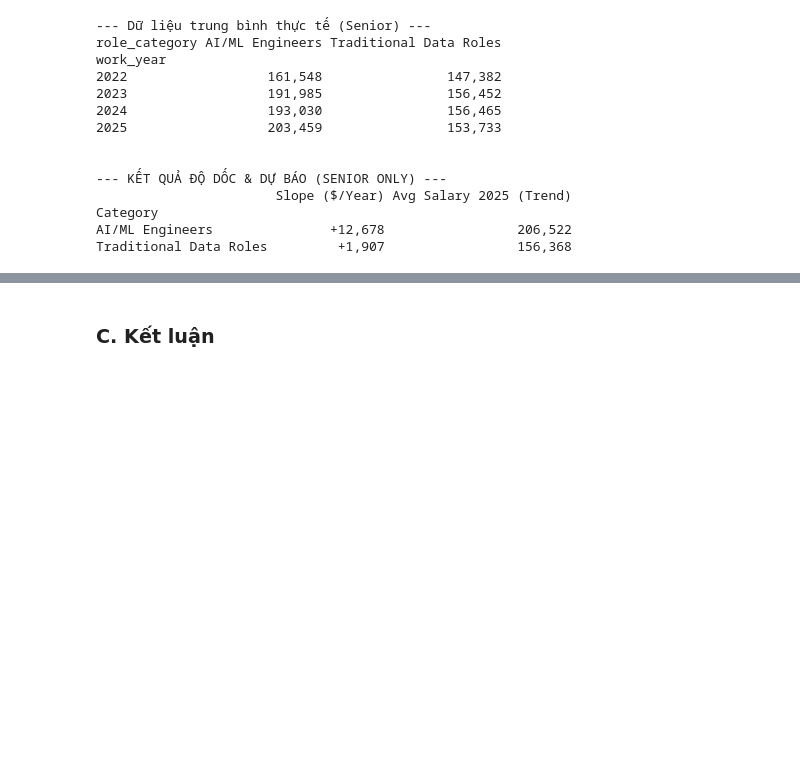
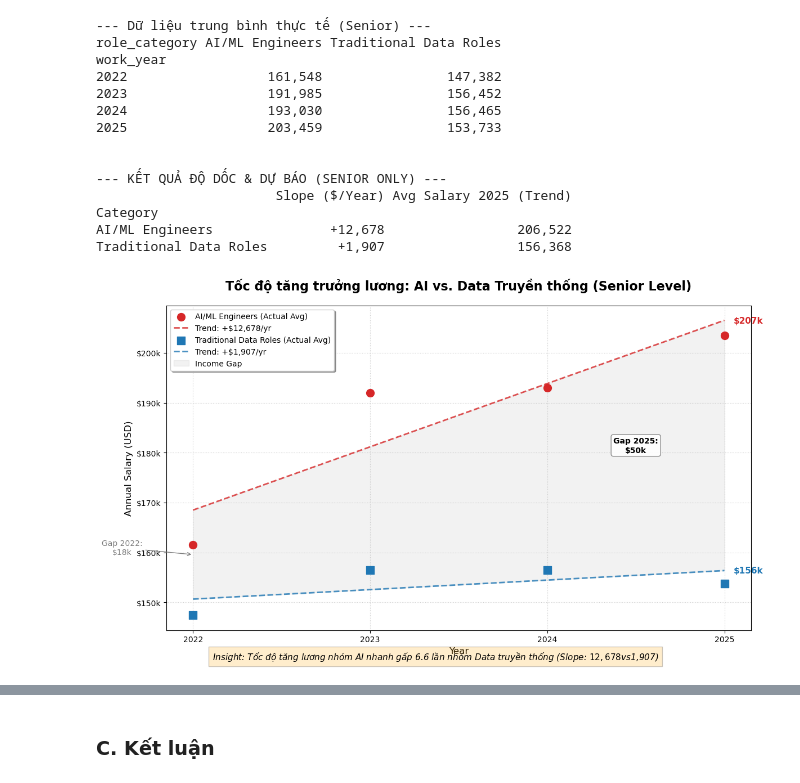
Before and after one commit to ndthanh308/Programming-for-DS, a Jupyter notebook: notebooks/03Dinh_data_ques.ipynb, the cells around one changed output, grey strips where cells are left out. Cells and saved outputs as stored; diff of their text form; code cells hidden in the pictures; blank space fills up the shorter version.

```diff
--- a/notebooks/03Dinh_data_ques.ipynb
+++ b/notebooks/03Dinh_data_ques.ipynb
@@ -835,5 +793,100 @@ work_year
 Category
 AI/ML Engineers               +12,678                 206,522
 Traditional Data Roles         +1,907                 156,368
+# %%
+# Cấu hình kích thước và style
+plt.figure(figsize=(12, 7))
+ax = plt.gca()
+
+# Định nghĩa màu sắc chủ đạo
+colors = {
+    'AI/ML Engineers': '#d62728',       # Đỏ
+    'Traditional Data Roles': '#1f77b4' # Xanh
+}
+markers = {'AI/ML Engineers': 'o', 'Traditional Data Roles': 's'}
+
+# Lưu trữ thông tin trendline để vẽ vùng Gap sau này
+trend_lines = {}
+
+# --- VÒNG LẶP VẼ BIỂU ĐỒ ---
+for role in agg_data['role_category'].unique():
+    # Lọc dữ liệu
+    role_data = agg_data[agg_data['role_category'] == role]
+    x = role_data['work_year']
+    y = role_data['salary_in_usd']
+
+    # 1. Vẽ điểm dữ liệu thực tế (Scatter)
+    ax.scatter(x, y, color=colors[role], marker=markers[role], s=100, zorder=5,
+               label=f"{role} (Actual Avg)")
+
+    # 2. Tính toán và vẽ đường xu hướng (Trendline)
+    if len(role_data) > 1:
+        slope, intercept = np.polyfit(x, y, 1)
+
+        # Tạo điểm đầu (2022) và cuối (2025) cho đường thẳng
+        x_trend = np.array([2022, 2025])
+        y_trend = slope * x_trend + intercept
+
+        # Lưu lại để tô màu vùng Gap
+        trend_lines[role] = y_trend
+
+        # Vẽ đường nét đứt
+        label_text = f"Trend: +${slope:,.0f}/yr"
+        ax.plot(x_trend, y_trend, color=colors[role], linestyle='--', linewidth=2, alpha=0.8,
+                label=label_text)
+
+        # Ghi chú giá trị dự báo năm 2025 ở cuối đường
+        ax.text(2025.05, y_trend[1], f"${y_trend[1]/1000:.0f}k",
+                color=colors[role], va='center', fontweight='bold', fontsize=11)
+
+# --- TÔ MÀU VÙNG CHÊNH LỆCH (THE WIDENING GAP) ---
+if len(trend_lines) == 2:
+    y1 = trend_lines['AI/ML Engineers']
+    y2 = trend_lines['Traditional Data Roles']
+
+    # Tô màu giữa 2 đường trendline
+    ax.fill_between([2022, 2025], y1, y2, color='gray', alpha=0.1, label='Income Gap')
+
+    # Tính toán Gap tại 2022 và 2025
+    gap_2022 = y1[0] - y2[0]
+    gap_2025 = y1[1] - y2[1]
+
+    # Ghi chú độ lớn của Gap vào biểu đồ
+    ax.annotate(f'Gap 2022:\n${gap_2022/1000:.0f}k', xy=(2022, (y1[0]+y2[0])/2),
+                xytext=(2021.6, (y1[0]+y2[0])/2),
+                arrowprops=dict(arrowstyle="->", color='gray'), ha='center', color='gray')
+
+    ax.annotate(f'Gap 2025:\n${gap_2025/1000:.0f}k', xy=(2025, (y1[1]+y2[1])/2),
+                xytext=(2024.5, (y1[1]+y2[1])/2),
+                ha='center', va='center', color='black', fontweight='bold',
+                bbox=dict(boxstyle="round,pad=0.3", fc="white", ec="gray", alpha=0.9))
+
+# --- TRANG TRÍ ---
+ax.set_title('Tốc độ tăng trưởng lương: AI vs. Data Truyền thống (Senior Level)', fontsize=16, fontweight='bold', pad=20)
+ax.set_ylabel('Annual Salary (USD)', fontsize=12)
+ax.set_xlabel('Year', fontsize=12)
+ax.set_xticks([2022, 2023, 2024, 2025])
+
+# Format trục Y thành tiền tệ ($150k)
+formatter = ticker.FuncFormatter(lambda x, pos: f'${x/1000:,.0f}k')
+ax.yaxis.set_major_formatter(formatter)
+
+# Legend & Grid
+ax.legend(loc='upper left', frameon=True, shadow=True)
+ax.grid(True, linestyle=':', alpha=0.6)
+
+# Thêm chú thích Insight
+ai_slope = df_results.loc[df_results['Category'] == 'AI/ML Engineers', 'Slope ($/Year)'].values[0]
+trad_slope = df_results.loc[df_results['Category'] == 'Traditional Data Roles', 'Slope ($/Year)'].values[0]
+
+plt.figtext(0.5, 0.01,
+            f"Insight: Tốc độ tăng lương nhóm AI nhanh gấp {ai_slope/trad_slope:.1f} lần nhóm Data truyền thống "
+            f"(Slope: ${ai_slope:,.0f} vs ${trad_slope:,.0f})",
+            ha="center", fontsize=11, style='italic', bbox={"facecolor":"orange", "alpha":0.2, "pad":5})
+
+plt.tight_layout()
+plt.show()
+# %% [output]
+[figure, added]
 # %% [markdown]
 **Nhận xét:**
```
Also changed, not shown: parts of 14 cells of this notebook, 4 other files.
